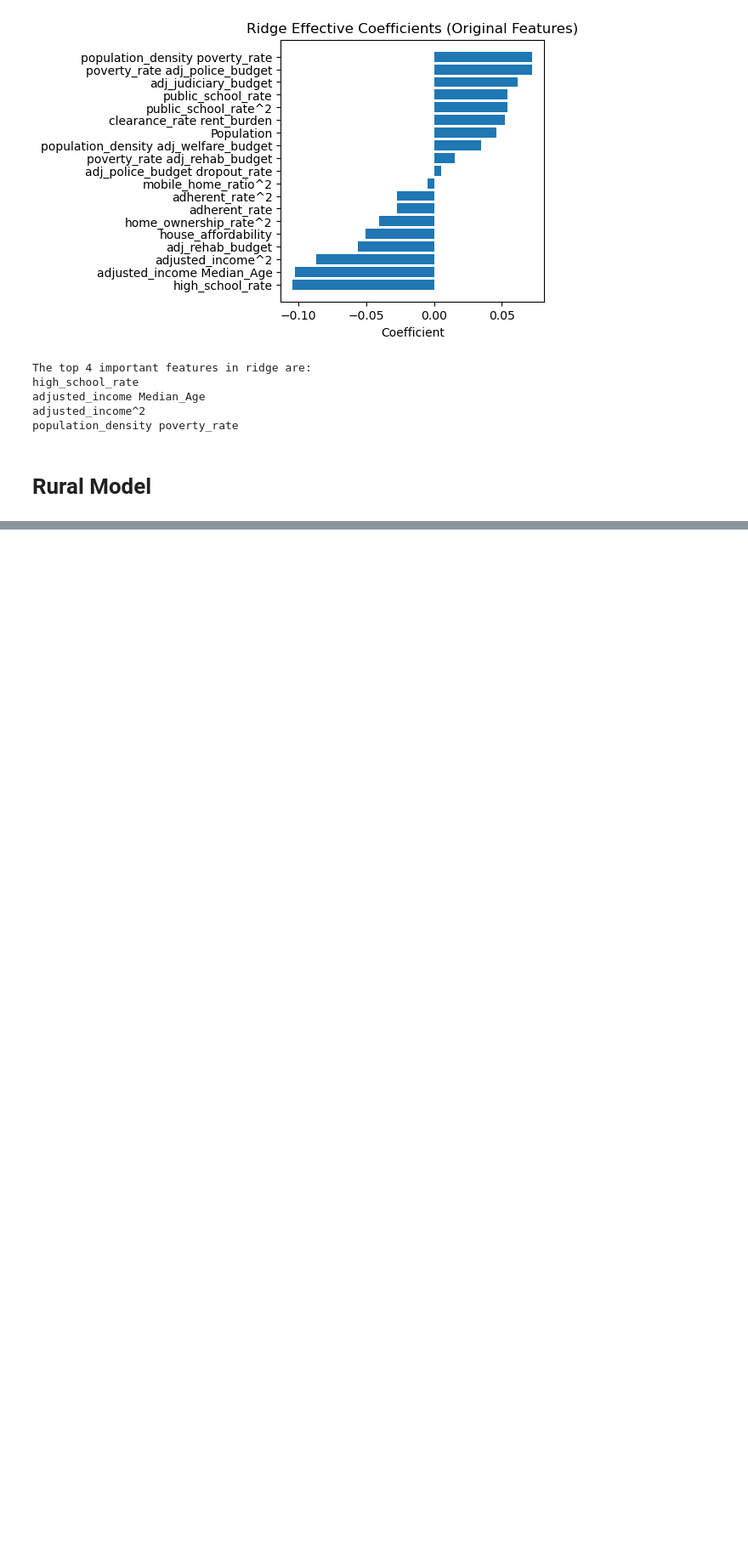
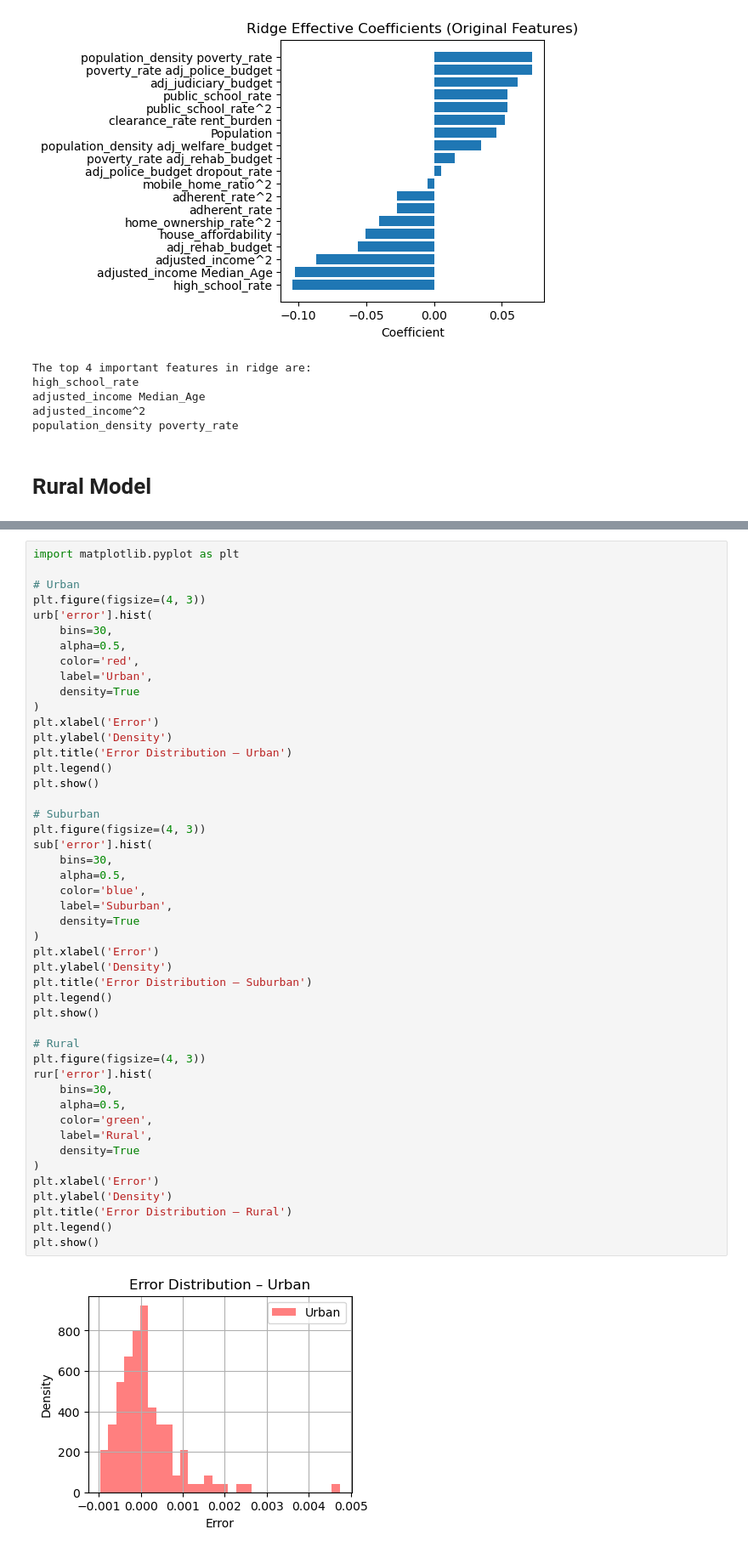
Before and after one commit to git-loa/CrimePatternsProject, a Jupyter notebook: Final/Model.ipynb, the cells around one changed output, grey strips where cells are left out. Shown at 85% size. Cells and saved outputs as stored; diff of their text form; blank space fills up the shorter version.

```diff
--- a/Final/Model.ipynb
+++ b/Final/Model.ipynb
@@ -1157,0 +1294,49 @@ poverty_rate Number_of_Persons_per_HseHld
+# %%
+import matplotlib.pyplot as plt
+
+# Urban
+plt.figure(figsize=(4, 3))
+urb['error'].hist(
+    bins=30,
+    alpha=0.5,
+    color='red',
+    label='Urban',
+    density=True
+)
+plt.xlabel('Error')
+plt.ylabel('Density')
+plt.title('Error Distribution – Urban')
+plt.legend()
+plt.show()
+
+# Suburban
+plt.figure(figsize=(4, 3))
+sub['error'].hist(
+    bins=30,
+    alpha=0.5,
+    color='blue',
+    label='Suburban',
+    density=True
+)
+plt.xlabel('Error')
+plt.ylabel('Density')
+plt.title('Error Distribution – Suburban')
+plt.legend()
+plt.show()
+
+# Rural
+plt.figure(figsize=(4, 3))
+rur['error'].hist(
+    bins=30,
+    alpha=0.5,
+    color='green',
+    label='Rural',
+    density=True
+)
+plt.xlabel('Error')
+plt.ylabel('Density')
+plt.title('Error Distribution – Rural')
+plt.legend()
+plt.show()
+# %% [output]
+[figure, added]
```
Also changed, not shown: parts of 15 cells of this notebook, 1 other file.
